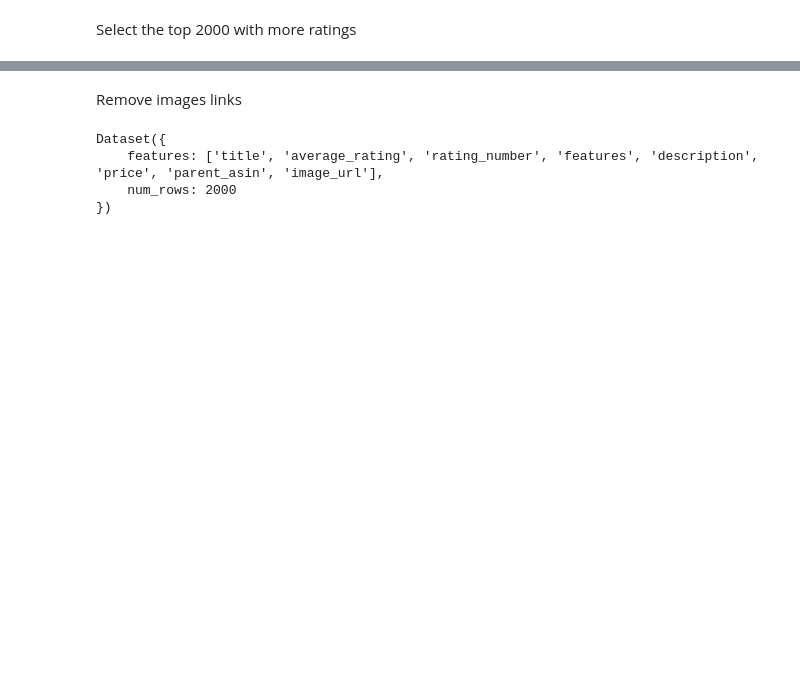
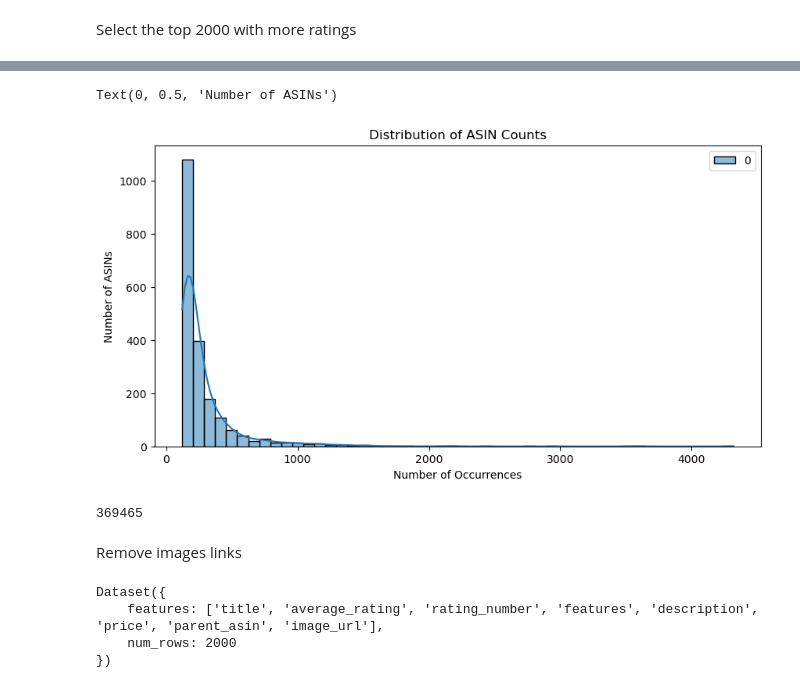
Before and after one commit to tolmy123/ML-project, a Jupyter notebook: data_cleaning.ipynb, the cells around one changed output, grey strips where cells are left out. Saved outputs shown, nothing was run; the diff lists cells and outputs as text; code cells hidden in the pictures; blank space fills up the shorter version.

```diff
--- a/data_cleaning.ipynb
+++ b/data_cleaning.ipynb
@@ -247,3 +249,5 @@ Dataset({
 })
 # %%
 final_review_dataset.save_to_disk('datasets/review_dataset_final_top2000', num_proc=10)
+# %%
+asin_counts = Counter(final_review_dataset['parent_asin'])
@@ -250,3 +274,17 @@ final_review_dataset.save_to_disk('datasets/review_dataset_final_top2000', num_p
+# %%
+plt.figure(figsize=(10, 5))
+sns.histplot(asin_counts.values(), bins=50, kde=True, color='skyblue')
+
+plt.title('Distribution of ASIN Counts')
+plt.xlabel('Number of Occurrences')
+plt.ylabel('Number of ASINs')
+# %% [output]
+Text(0, 0.5, 'Number of ASINs')
+[figure, added]
+# %%
+sum(list(asin_counts.values())[:1000])
+# %% [output]
+369465
 # %% [markdown]
 Remove images links
 # %%
```
Also changed, not shown: parts of 8 cells of this notebook.
